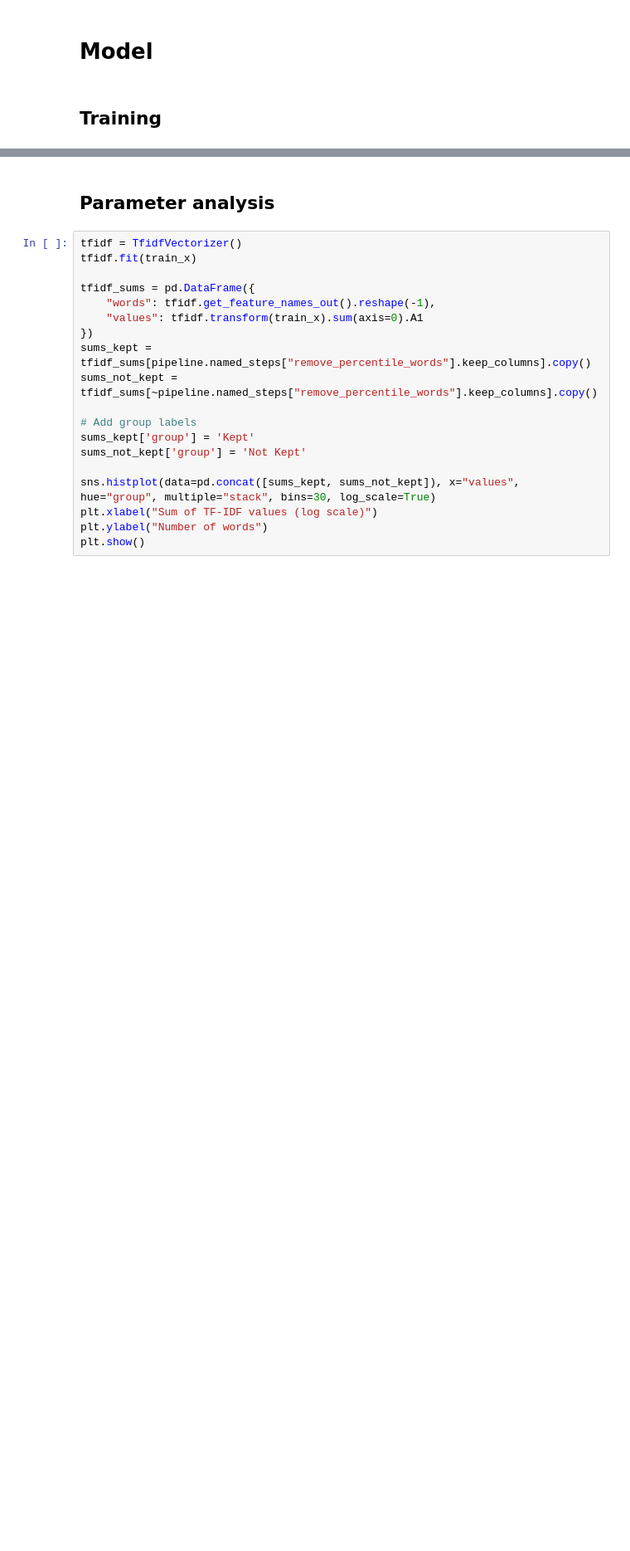
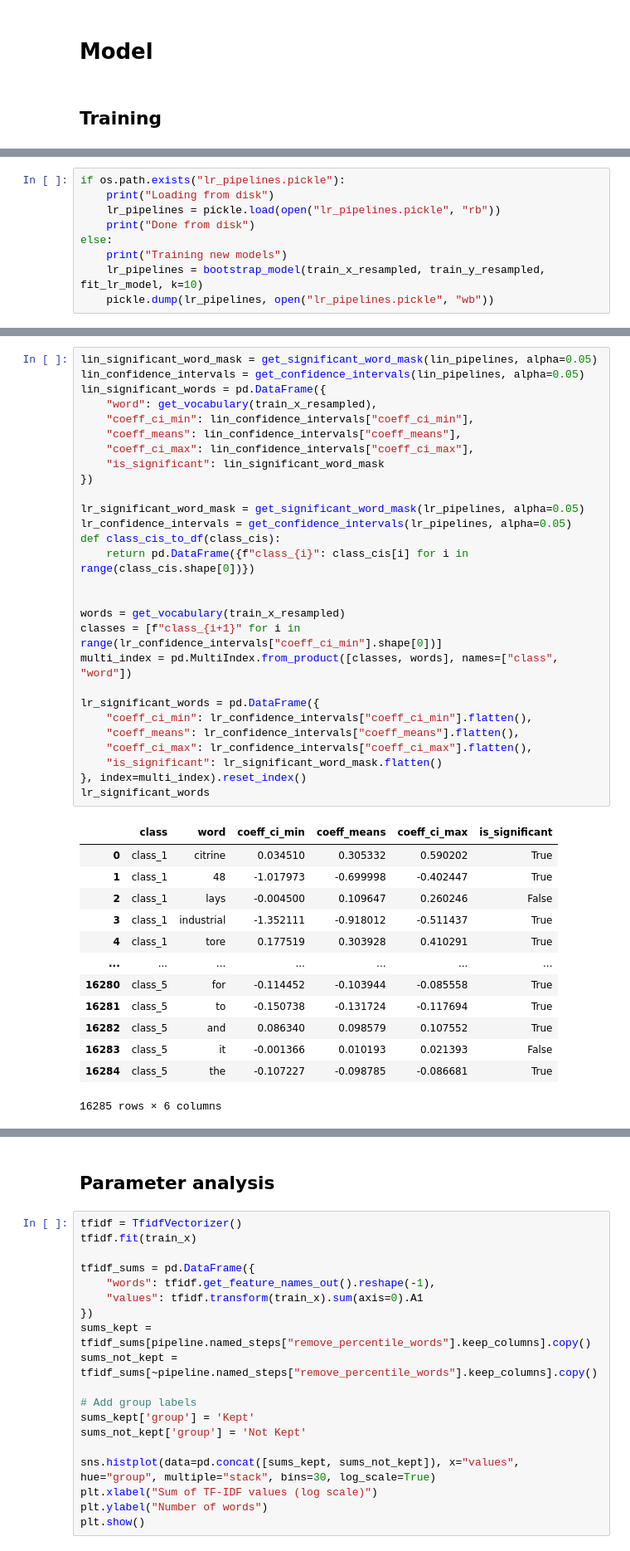
Before and after one commit to jacquesamsel/stats-318-project, a Jupyter notebook: analysis.ipynb, the cells around one changed output, grey strips where cells are left out. Shown at 83% size. Drawn from its saved outputs; the diff is of its cells as text; blank space fills up the shorter version.

```diff
--- a/analysis.ipynb
+++ b/analysis.ipynb
@@ -271,0 +301,9 @@ train_pred_y = pipeline.predict(train_x)
+# %%
+if os.path.exists("lr_pipelines.pickle"):
+    print("Loading from disk")
+    lr_pipelines = pickle.load(open("lr_pipelines.pickle", "rb"))
+    print("Done from disk")
+else:
+    print("Training new models")
+    lr_pipelines = bootstrap_model(train_x_resampled, train_y_resampled, fit_lr_model, k=10)
+    pickle.dump(lr_pipelines, open("lr_pipelines.pickle", "wb"))
@@ -271,0 +330,42 @@ train_pred_y = pipeline.predict(train_x)
+# %%
+lin_significant_word_mask = get_significant_word_mask(lin_pipelines, alpha=0.05)
+lin_confidence_intervals = get_confidence_intervals(lin_pipelines, alpha=0.05)
+lin_significant_words = pd.DataFrame({
+    "word": get_vocabulary(train_x_resampled),
+    "coeff_ci_min": lin_confidence_intervals["coeff_ci_min"],
+    "coeff_means": lin_confidence_intervals["coeff_means"],
+    "coeff_ci_max": lin_confidence_intervals["coeff_ci_max"],
+    "is_significant": lin_significant_word_mask
+})
+
+lr_significant_word_mask = get_significant_word_mask(lr_pipelines, alpha=0.05)
+lr_confidence_intervals = get_confidence_intervals(lr_pipelines, alpha=0.05)
+def class_cis_to_df(class_cis):
+    return pd.DataFrame({f"class_{i}": class_cis[i] for i in range(class_cis.shape[0])})
+
+
+words = get_vocabulary(train_x_resampled)
+classes = [f"class_{i+1}" for i in range(lr_confidence_intervals["coeff_ci_min"].shape[0])]
+multi_index = pd.MultiIndex.from_product([classes, words], names=["class", "word"])
+
+lr_significant_words = pd.DataFrame({
+    "coeff_ci_min": lr_confidence_intervals["coeff_ci_min"].flatten(),
+    "coeff_means": lr_confidence_intervals["coeff_means"].flatten(),
+    "coeff_ci_max": lr_confidence_intervals["coeff_ci_max"].flatten(),
+    "is_significant": lr_significant_word_mask.flatten()
+}, index=multi_index).reset_index()
+lr_significant_words
+# %% [output]
+|  | class | word | coeff_ci_min | coeff_means | coeff_ci_max | is_significant |
+| 0 | class_1 | citrine | 0.034510 | 0.305332 | 0.590202 | True |
+| 1 | class_1 | 48 | -1.017973 | -0.699998 | -0.402447 | True |
+| 2 | class_1 | lays | -0.004500 | 0.109647 | 0.260246 | False |
+| 3 | class_1 | industrial | -1.352111 | -0.918012 | -0.511437 | True |
+| 4 | class_1 | tore | 0.177519 | 0.303928 | 0.410291 | True |
+| ... | ... | ... | ... | ... | ... | ... |
+| 16280 | class_5 | for | -0.114452 | -0.103944 | -0.085558 | True |
+| 16281 | class_5 | to | -0.150738 | -0.131724 | -0.117694 | True |
+| 16282 | class_5 | and | 0.086340 | 0.098579 | 0.107552 | True |
+| 16283 | class_5 | it | -0.001366 | 0.010193 | 0.021393 | False |
+| 16284 | class_5 | the | -0.107227 | -0.098785 | -0.086681 | True |
+16285 rows × 6 columns
```
Also changed, not shown: parts of 24 cells of this notebook.
